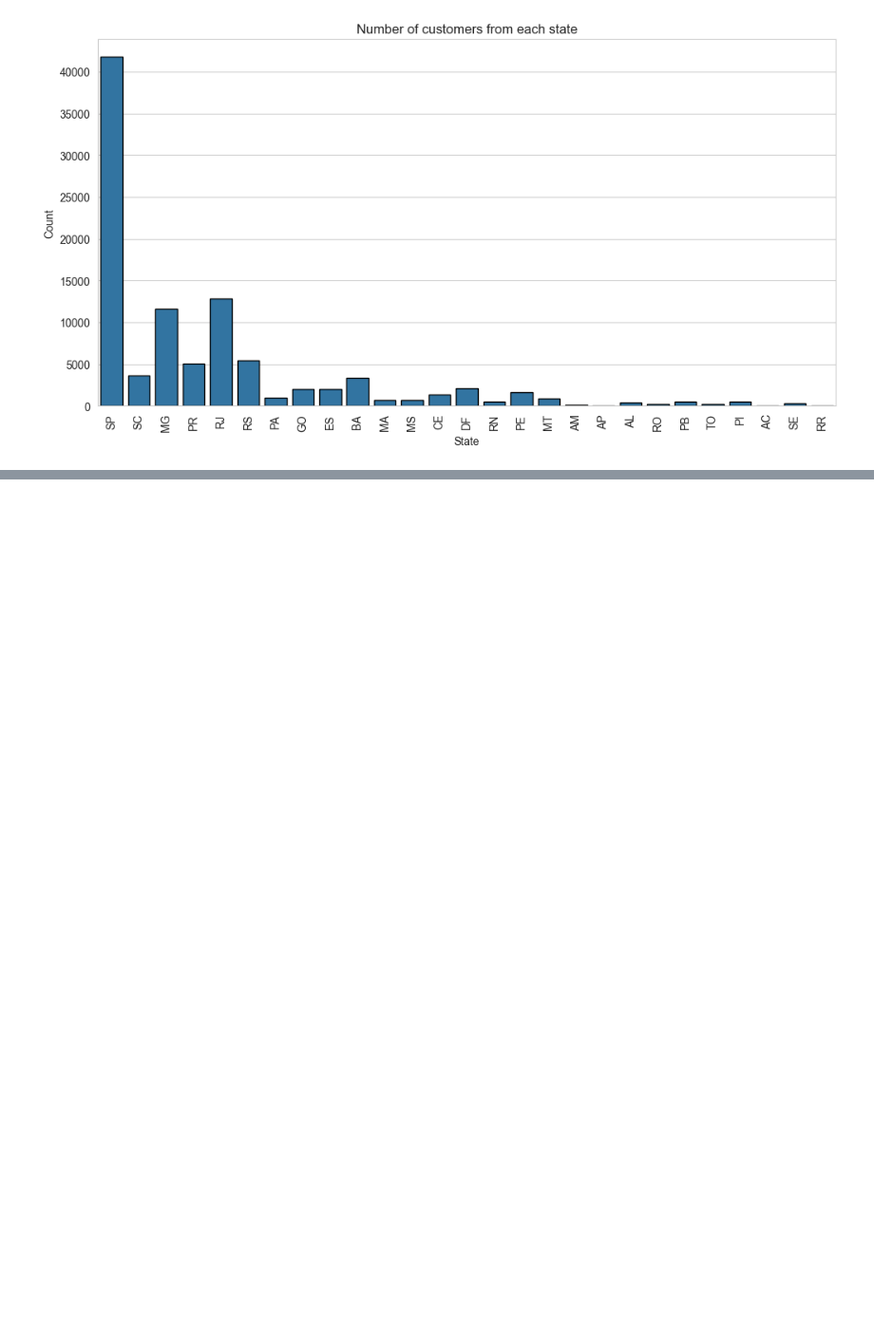
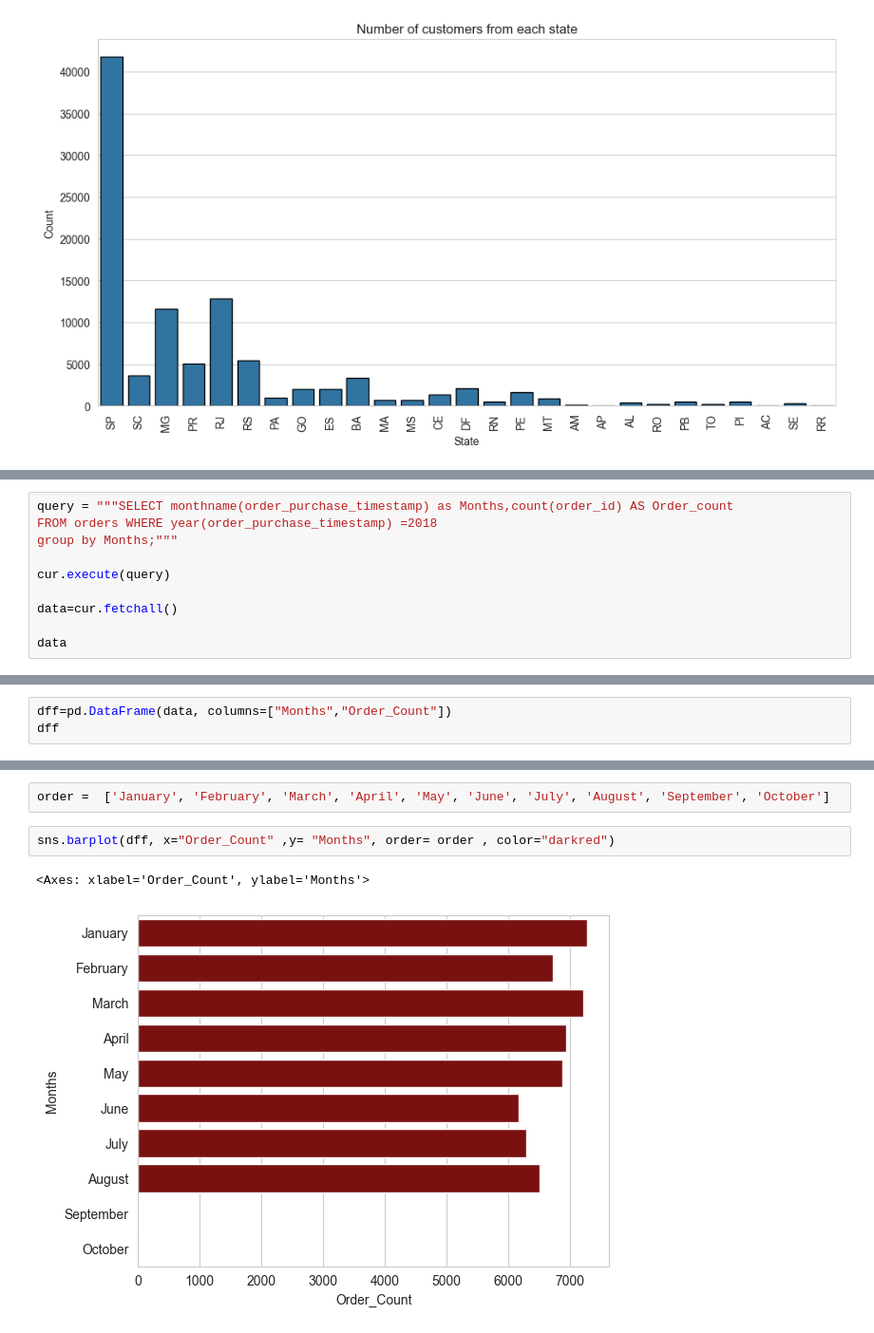
Before and after one commit to TanjiEvan/Guided-Projects, a Jupyter notebook: Youtube/e-Commerce Analysis/e-CommerceAnalysis.ipynb, the cells around one changed output, grey strips where cells are left out. Shown at 95% size. Saved outputs shown, nothing was run; the diff lists cells and outputs as text; blank space fills up the shorter version.

```diff
--- a/Youtube/e-Commerce Analysis/e-CommerceAnalysis.ipynb
+++ b/Youtube/e-Commerce Analysis/e-CommerceAnalysis.ipynb
@@ -287,0 +369,10 @@ plt.show()
+# %%
+query = """SELECT monthname(order_purchase_timestamp) as Months,count(order_id) AS Order_count
+FROM orders WHERE year(order_purchase_timestamp) =2018
+group by Months;"""
+
+cur.execute(query)
+
+data=cur.fetchall()
+
+data
@@ -287,0 +390,3 @@ plt.show()
+# %%
+dff=pd.DataFrame(data, columns=["Months","Order_Count"])
+dff
@@ -287,0 +405,7 @@ plt.show()
+# %%
+order =  ['January', 'February', 'March', 'April', 'May', 'June', 'July', 'August', 'September', 'October']
+# %%
+sns.barplot(dff, x="Order_Count" ,y= "Months", order= order , color="darkred")
+# %% [output]
+<Axes: xlabel='Order_Count', ylabel='Months'>
+[figure, added]
```
Also changed, not shown: parts of 19 cells of this notebook.
